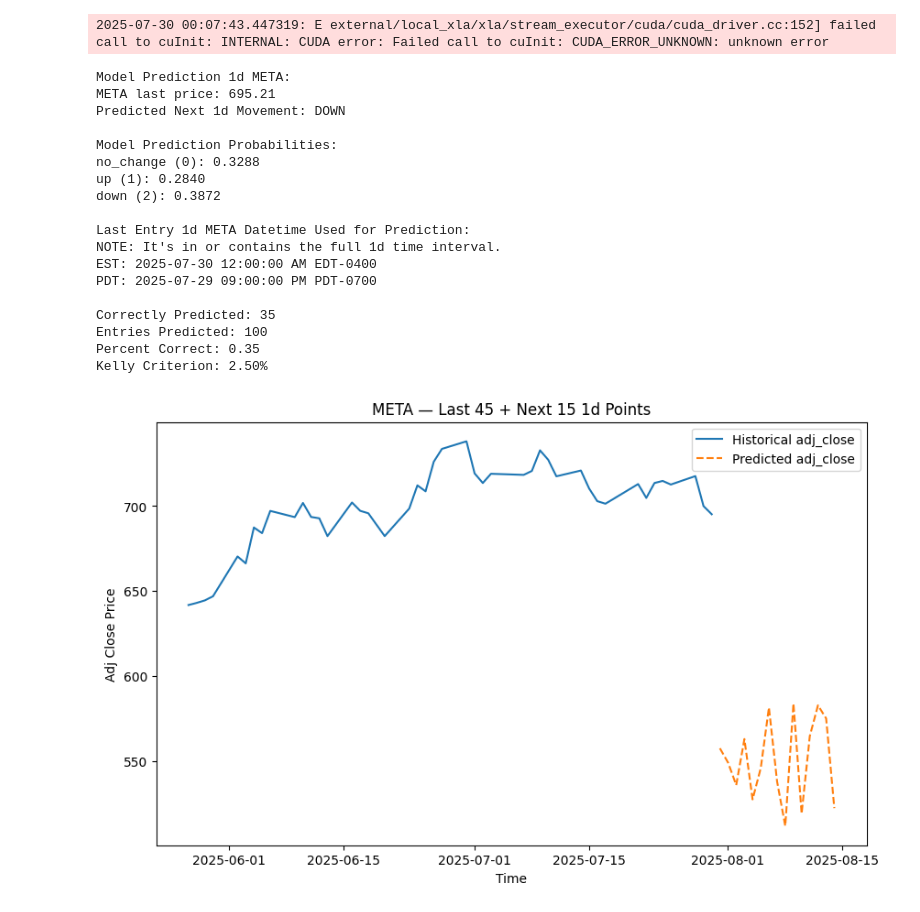
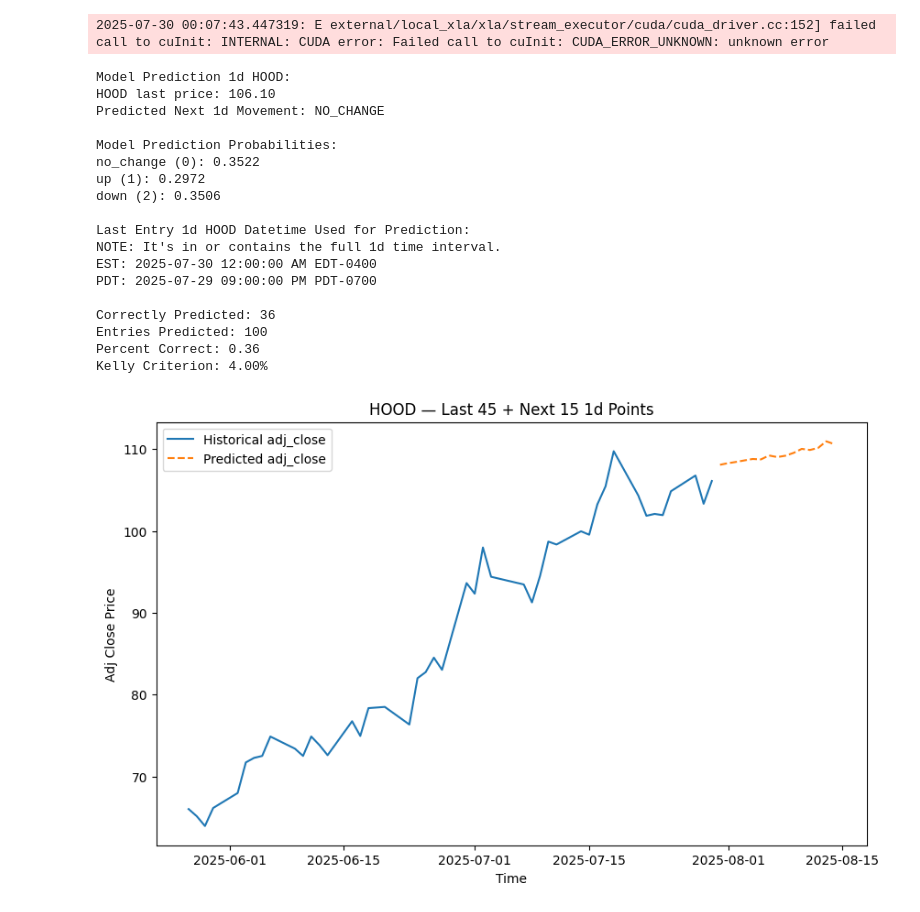
Before and after one commit to yuchild/stock_production_agg, a Jupyter notebook: validations.ipynb, the cells around one changed output. Saved outputs shown, nothing was run; the diff lists cells and outputs as text; code cells hidden in the pictures.

```diff
--- a/validations.ipynb
+++ b/validations.ipynb
@@ -33,7 +33,7 @@ f.make_master_table(stock_set, interval)
 # %%
 f.xg_boost_model(interval, grid_search_on=True)
 # %%
-symbol = 'meta'.upper()
+symbol = 'hood'.upper()
 interval = '1d'
 f.model_prospect(symbol, interval, build=False)
 df_val = f.model_validation(symbol, interval)
@@ -45,33 +45,33 @@ p = correctly_predicted / entries_predicted # percent correct
 print(f'Percent Correct: {p}')
 print(f'Kelly Criterion: {f.kelly_c(p=[p], l=1, g=2)[0]:.2%}')
 # %% [output]
-Model Prediction 1d META:
-META last price: 695.21
-Predicted Next 1d Movement: DOWN
+Model Prediction 1d HOOD:
+HOOD last price: 106.10
+Predicted Next 1d Movement: NO_CHANGE
 
 Model Prediction Probabilities:
-no_change (0): 0.3288
-up (1): 0.2840
-down (2): 0.3872
+no_change (0): 0.3522
+up (1): 0.2972
+down (2): 0.3506
 
-Last Entry 1d META Datetime Used for Prediction:
+Last Entry 1d HOOD Datetime Used for Prediction:
 NOTE: It's in or contains the full 1d time interval.
 EST: 2025-07-30 12:00:00 AM EDT-0400
 PDT: 2025-07-29 09:00:00 PM PDT-0700
 
-Correctly Predicted: 35
+Correctly Predicted: 36
 Entries Predicted: 100
-Percent Correct: 0.35
-Kelly Criterion: 2.50%
+Percent Correct: 0.36
+Kelly Criterion: 4.00%
 # %%
 # regressor model
 # Train the 15-step-ahead model on your aggregated data:
 f.xg_boost_reg_model(interval="1m", grid_search_on=True)
 # %%
 # Then for any symbol, plot the last 45 days plus the next 15-day forecast:
-f.plot_adj_close("meta", interval="1d")
+f.plot_adj_close("hood", interval="1d")
 # %% [output]
-[figure, old version]
+[figure, new version]
 # %%
 import os
 import warnings
```
Also changed, not shown: 2 other files.
